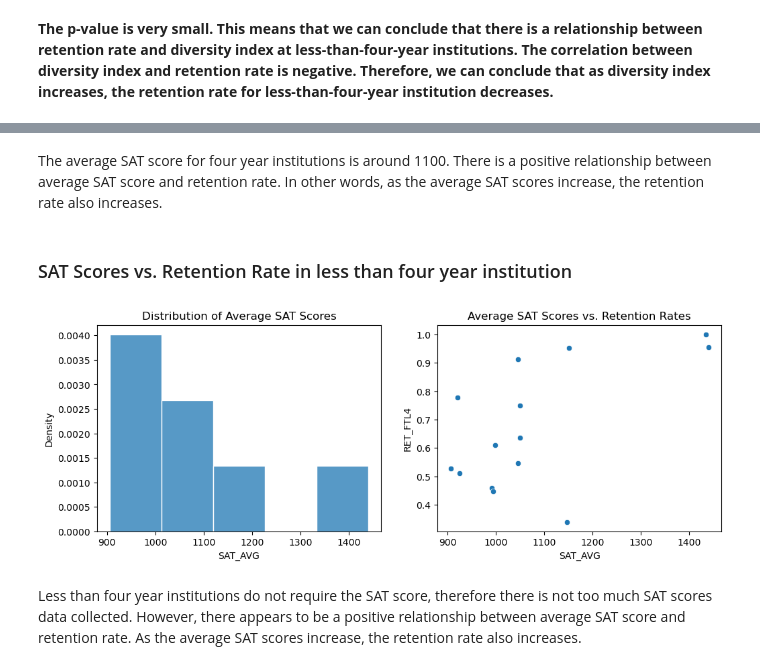
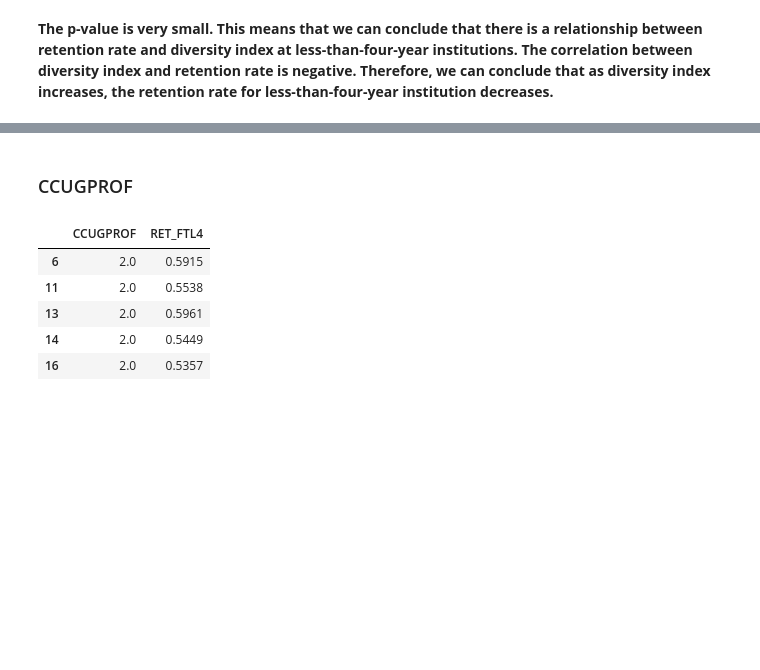
Before and after one commit to UCB-stat-159-s23/project-Group11, a Jupyter notebook: Prediction_Analysis.ipynb, the cells around one changed output, grey strips where cells are left out. Saved outputs shown, nothing was run; the diff lists cells and outputs as text; code cells hidden in the pictures; blank space fills up the shorter version.

```diff
--- a/Prediction_Analysis.ipynb
+++ b/Prediction_Analysis.ipynb
@@ -237,15 +240,12 @@ plt.savefig('figures/SAT_AVG_VS_RET_FT4.png');
-# %% [markdown]
-The average SAT score for four year institutions is around 1100. There is a positive relationship between average SAT score and retention rate. In other words, as the average SAT scores increase, the retention rate also increases.
-# %% [markdown]
-### SAT Scores vs. Retention Rate in less than four year institution
-# %%
-fig, (ax1, ax2) = plt.subplots(1,2, figsize=(12,4))
-sns.histplot(data=FTL4_institutions, x='SAT_AVG', edgecolor='white', stat='density', ax=ax1)
-ax1.set_title('Distribution of Average SAT Scores')
-sns.scatterplot(data=FTL4_institutions, x='SAT_AVG', y='RET_FTL4', ax=ax2)
-ax2.set_title('Average SAT Scores vs. Retention Rates')
-plt.savefig('figures/SAT_AVG_VS_RET_FTL4.png');
-# %% [output]
-[figure, removed]
-# %% [markdown]
-Less than four year institutions do not require the SAT score, therefore there is not too much SAT scores data collected. However, there appears to be a positive relationship between average SAT score and retention rate. As the average SAT scores increase, the retention rate also increases.
+# %% [markdown]
+### CCUGPROF
+# %%
+CCUG_FTL4 = filtered_df_two_columns(data, 'CCUGPROF', 'RET_FTL4')
+CCUG_FTL4.head()
+# %% [output]
+|  | CCUGPROF | RET_FTL4 |
+| 6 | 2.0 | 0.5915 |
+| 11 | 2.0 | 0.5538 |
+| 13 | 2.0 | 0.5961 |
+| 14 | 2.0 | 0.5449 |
+| 16 | 2.0 | 0.5357 |
```
Also changed, not shown: parts of 13 cells of this notebook.
